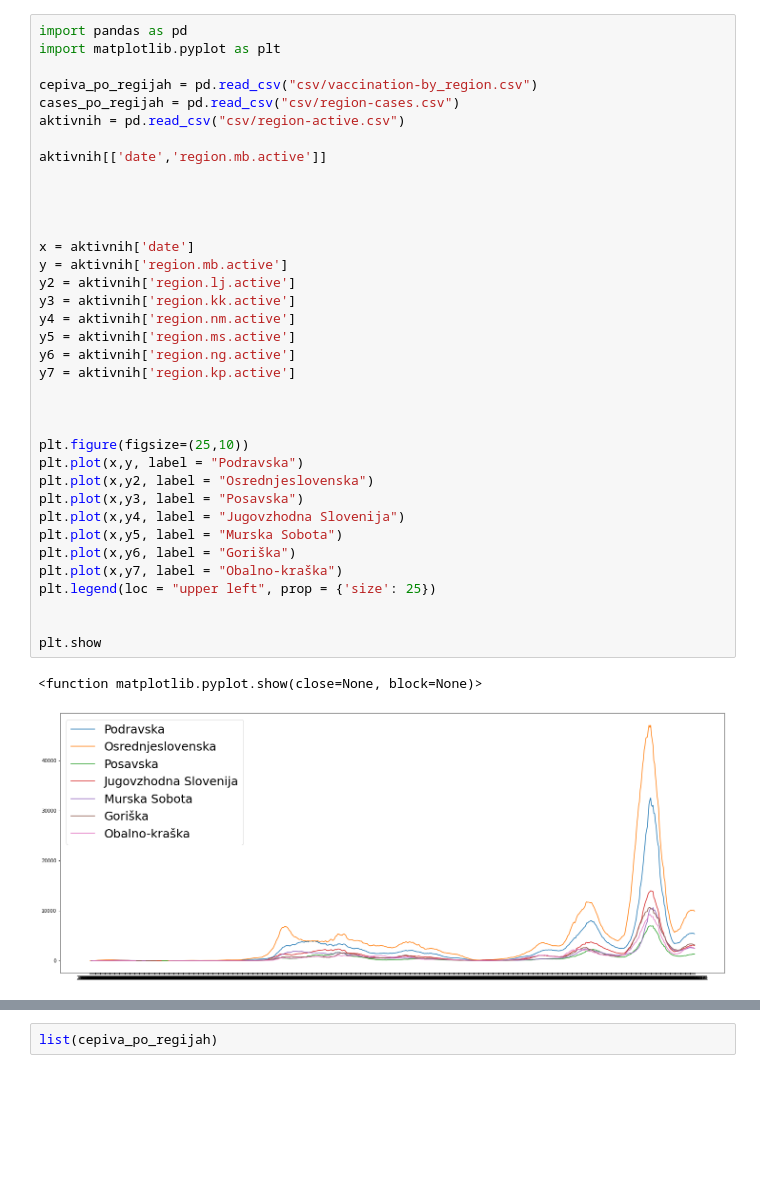
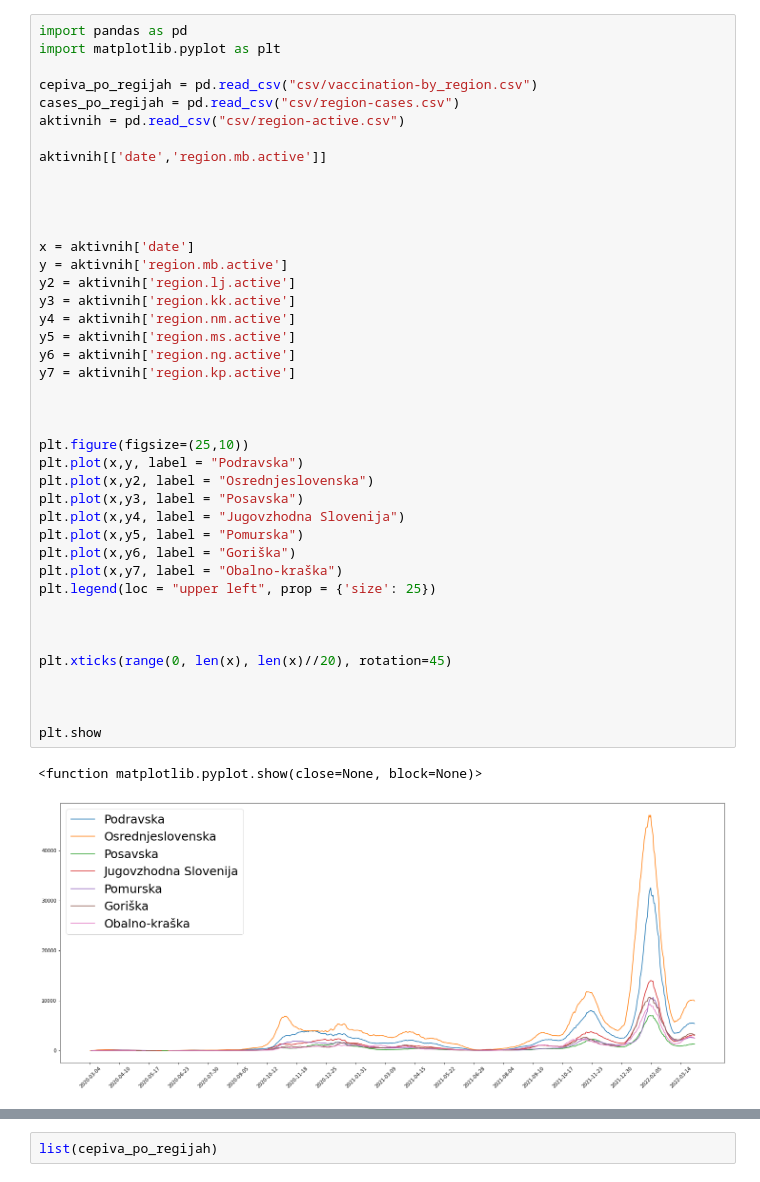
Before and after one commit to SerugaDavid/PR21DSZHMM, a Jupyter notebook: Regije_cepleni.ipynb, the cells around one changed output, grey strips where cells are left out. Cells and saved outputs as stored; diff of their text form; blank space fills up the shorter version.

```diff
--- a/Regije_cepleni.ipynb
+++ b/Regije_cepleni.ipynb
@@ -8,35 +8,40 @@ aktivnih = pd.read_csv("csv/region-active.csv")
 
 aktivnih[['date','region.mb.active']]
 
 
 
 
 x = aktivnih['date']
 y = aktivnih['region.mb.active']
 y2 = aktivnih['region.lj.active']
 y3 = aktivnih['region.kk.active']
 y4 = aktivnih['region.nm.active']
 y5 = aktivnih['region.ms.active']
 y6 = aktivnih['region.ng.active']
 y7 = aktivnih['region.kp.active']
 
 
 
 plt.figure(figsize=(25,10))
 plt.plot(x,y, label = "Podravska")
 plt.plot(x,y2, label = "Osrednjeslovenska")
 plt.plot(x,y3, label = "Posavska")
 plt.plot(x,y4, label = "Jugovzhodna Slovenija")
-plt.plot(x,y5, label = "Murska Sobota")
+plt.plot(x,y5, label = "Pomurska")
 plt.plot(x,y6, label = "Goriška")
 plt.plot(x,y7, label = "Obalno-kraška")
 plt.legend(loc = "upper left", prop = {'size': 25})
 
 
+
+plt.xticks(range(0, len(x), len(x)//20), rotation=45)
+
+
+
 plt.show
 # %% [output]
 <function matplotlib.pyplot.show(close=None, block=None)>
-[figure, old version]
+[figure, new version]
 # %%
 
 
```
Also changed, not shown: parts of 2 cells of this notebook, 4 other files.
